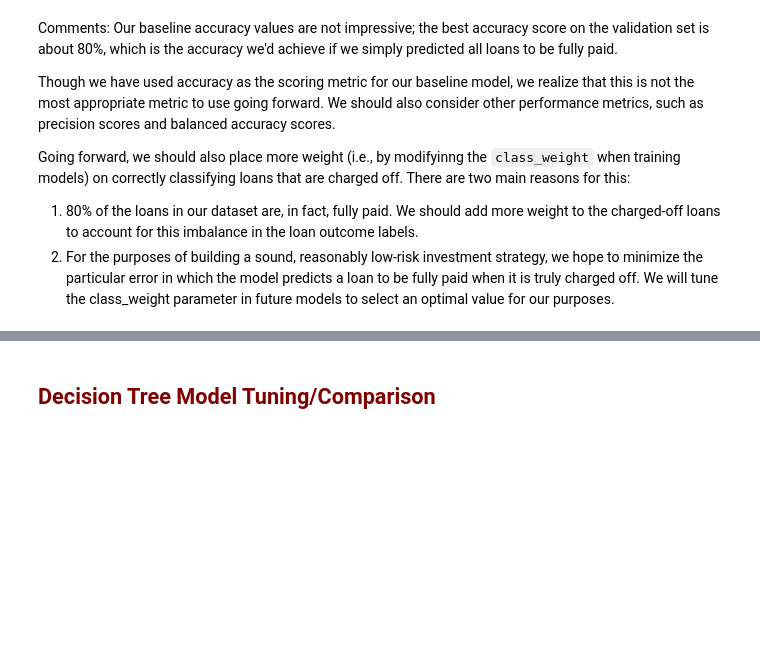
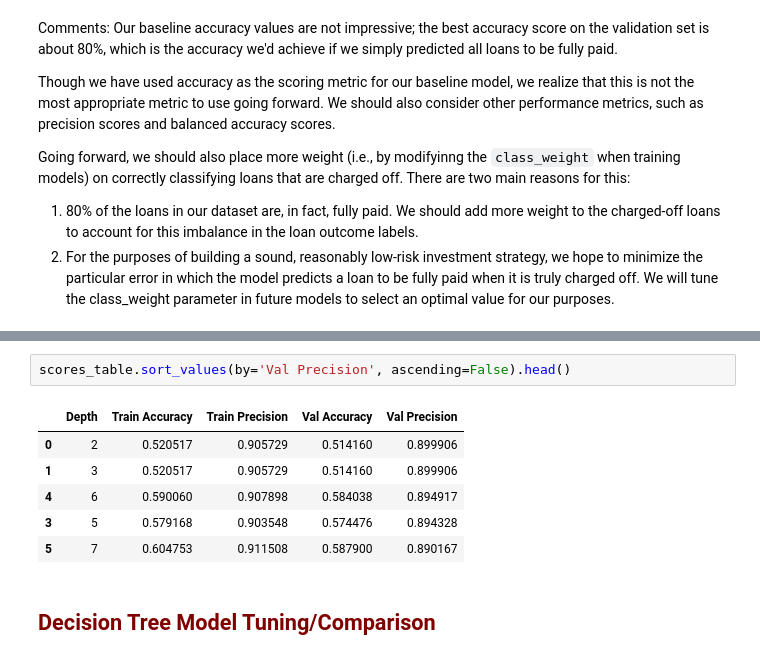
Before and after one commit to daniellecrumley/LendingClubProject, a Jupyter notebook: notebooks/Models.ipynb, the cells around one changed output, grey strips where cells are left out. Cells and saved outputs as stored; diff of their text form; blank space fills up the shorter version.

```diff
--- a/notebooks/Models.ipynb
+++ b/notebooks/Models.ipynb
@@ -217,3 +437,12 @@ Going forward, we should also place more weight (i.e., by modifyinng the `class_
+# %%
+scores_table.sort_values(by='Val Precision', ascending=False).head()
+# %% [output]
+|  | Depth | Train Accuracy | Train Precision | Val Accuracy | Val Precision |
+| 0 | 2 | 0.520517 | 0.905729 | 0.514160 | 0.899906 |
+| 1 | 3 | 0.520517 | 0.905729 | 0.514160 | 0.899906 |
+| 4 | 6 | 0.590060 | 0.907898 | 0.584038 | 0.894917 |
+| 3 | 5 | 0.579168 | 0.903548 | 0.574476 | 0.894328 |
+| 5 | 7 | 0.604753 | 0.911508 | 0.587900 | 0.890167 |
 # %% [markdown]
 ## <font color='maroon'>Decision Tree Model Tuning/Comparison</font>
 # %%
```
Also changed, not shown: parts of 8 cells of this notebook, 7 other files.
